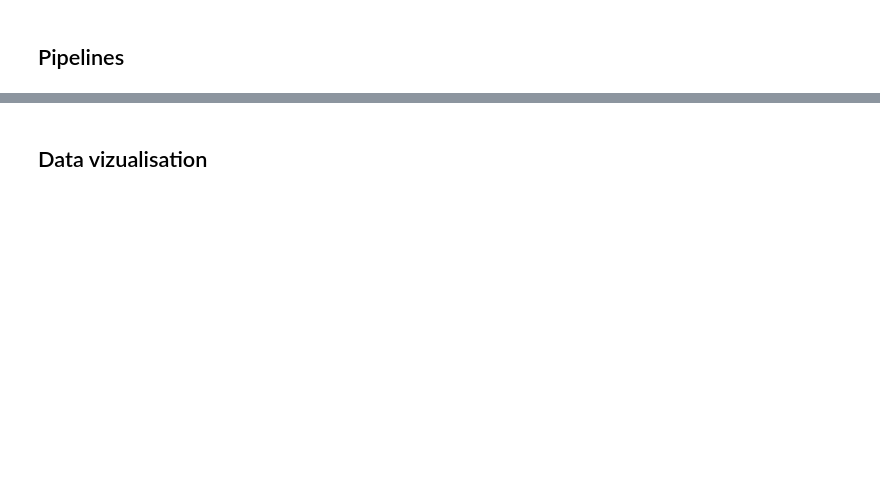
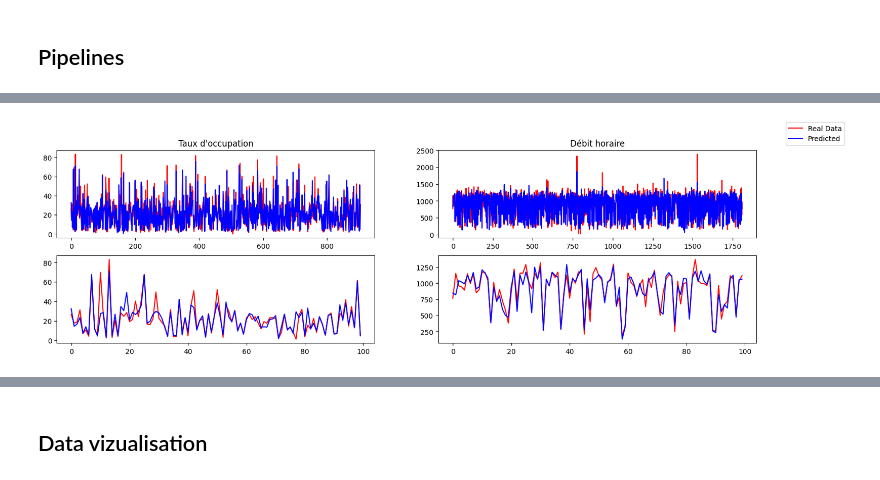
Before and after one commit to JulienPeyrache/BCG_Hackaton, a Jupyter notebook: datathon-bcg-gamma/notebooks/models.ipynb, the cells around one changed output, grey strips where cells are left out. Saved outputs shown, nothing was run; the diff lists cells and outputs as text; code cells hidden in the pictures; blank space fills up the shorter version.

```diff
--- a/datathon-bcg-gamma/notebooks/models.ipynb
+++ b/datathon-bcg-gamma/notebooks/models.ipynb
@@ -69,16 +188,89 @@ def series_to_supervised(df, n_in=1, n_out=1, dropnan=True):
+# %%
+def normalize(data):
+    return (data - data.mean())/data.std()
+
+def unormalize(data, previous):
+    return (data*previous.std()) + previous.mean()
 # %%
-df_preprocessed_champs = series_to_supervised(df_champs, 48, 24)
+df_preprocessed_champs = series_to_supervised(df_champs, 72, 1)
 df_preprocessed_champs = df_preprocessed_champs.drop(columns=["Taux d'occupation","Débit horaire"])
 y_taux_t = df_preprocessed_champs['var1(t)']
+
 y_debit_t = df_preprocessed_champs['var2(t)']
-X = df_preprocessed_champs.drop(columns=['var1(t)','var2(t)'])
-X = X.drop(columns=['Libelle','Date et heure de comptage','date'])
+
+names_taux_drop = [('var2(t-%d)' % (i)) for i in range(1,49)]
+names_debit_drop = [('var1(t-%d)' % (j)) for j in range(1,49)]
+X_taux = df_preprocessed_champs.drop(columns=['var1(t)','var2(t)'] + names_taux_drop)
+X_debit = df_preprocessed_champs.drop(columns=['var1(t)','var2(t)']+ names_debit_drop)
+X_taux = X_taux.drop(columns=['Libelle','Date et heure de comptage','date'])
+X_debit = X_debit.drop(columns=['Libelle','Date et heure de comptage','date'])
 
 ## Data split
-offset = int(X.shape[0] * 0.7)
-X_train, y_taux_train, y_debit_train = X[:offset], y_taux_t[:offset], y_debit_t[:offset]
-X_test, y_taux_test, y_debit_test = X[offset:], y_taux_t[offset:], y_debit_t[offset:]
+X_train_taux, X_test_taux,y_taux_train, y_taux_test = train_test_split(X_taux,y_taux_t, test_size=0.1)
+X_train_debit, X_test_debit,y_debit_train, y_debit_test = train_test_split(X_debit,y_debit_t, test_size=0.2)
+
+y_taux_train_norm = normalize(y_taux_train)
+
+y_debit_train_norm = normalize(y_debit_train)
 
 ## Features type declaration
 min_max_columns = ['vacances','est_ferie','year_2021','year_2022','hour_0','hour_1','hour_2','hour_3','hour_4','hour_5','hour_6','hour_7','hour_8','hour_9','hour_10','hour_11','hour_12','hour_13','hour_14','hour_15','hour_16','hour_17','hour_18','hour_19','hour_20','hour_21','hour_22','hour_23','day_1','day_2','day_3','day_4','day_5','day_6','day_7','day_8','day_9','day_10','day_11','day_12','day_13','day_14','day_15','day_16','day_17','day_18','day_19','day_20','day_21','day_22','day_23','day_24','day_25','day_26','day_27','day_28','day_29','day_30','day_31','wday_Monday','wday_Tuesday','wday_Wednesday','wday_Thursday','wday_Friday','wday_Saturday','wday_Sunday','month_1','month_2','month_3','month_4','month_5','month_6','month_7','month_8','month_9','month_10','month_11','month_12']
-numerical_col = [feature for feature in list(X) if feature not in min_max_columns]
+numerical_col_taux = [feature for feature in list(X_taux) if feature not in min_max_columns]
+numerical_col_debit = [feature for feature in list(X_debit) if feature not in min_max_columns]
+
+## Normalisation :
+pipeline_taux = create_pipeline(numerical_col_taux,min_max_columns)
+X_train_taux_preprocessed = pipeline_taux.fit_transform(X_train_taux)
+X_test_taux_preprocessed = pipeline_taux.transform(X_test_taux)
+
+
+pipeline_debit = create_pipeline(numerical_col_debit,min_max_columns)
+X_train_debit_preprocessed = pipeline_debit.fit_transform(X_train_debit)
+X_test_debit_preprocessed = pipeline_debit.transform(X_test_debit)
+
+##Modelisation :
+
+## Prediction of taux at t :
+model_taux_t = xgb.XGBRegressor()
+model_taux_t = model_taux_t.fit(X_train_taux_preprocessed,y_taux_train_norm)
+
+## Prediction of débit at t :
+model_debit_t = xgb.XGBRegressor()
+model_debit_t = model_debit_t.fit(X_train_debit_preprocessed, y_debit_train_norm)
+
+
+#Testing data
+y_pred_taux_t = model_taux_t.predict(X_test_taux_preprocessed)
+y_pred_taux_t = unormalize(y_pred_taux_t, y_taux_train)
+MSE_taux = mean_squared_error(y_taux_test, y_pred_taux_t)
+
+y_pred_debit_t = model_debit_t.predict(X_test_debit_preprocessed)
+y_pred_debit_t = unormalize(y_pred_debit_t, y_debit_train)
+MSE_debit = mean_squared_error(y_debit_test,y_pred_debit_t)
+
+print(MSE_taux**0.5,y_taux_test.std(),MSE_debit**0.5,y_debit_test.std())
+
+#Plot
+fig, ax = plt.subplots(ncols=2, nrows=2, figsize=(18, 5))
+n_taux = len(y_taux_test)
+t_taux = np.arange(n_taux)
+# plt.figure("Taux d'occupation")
+ax[0,0].plot(t_taux,y_taux_test, 'r')
+ax[0,0].plot(t_taux,y_pred_taux_t, 'b')
+ax[0,0].title.set_text("Taux d'occupation")
+n_debit= len(y_debit_test)
+t_debit = np.arange(n_debit)
+# plt.figure("Débit horaire")
+ax[0,1].plot(t_debit,y_debit_test, 'r')
+ax[0,1].plot(t_debit,y_pred_debit_t, 'b')
+ax[0,1].title.set_text("Débit horaire")
+
+t_zoom = np.arange(100)
+ax[1,0].plot(t_zoom,y_taux_test[:100], 'r')
+ax[1,0].plot(t_zoom,y_pred_taux_t[:100], 'b')
+
+ax[1,1].plot(t_zoom,y_debit_test[:100], 'r')
+ax[1,1].plot(t_zoom,y_pred_debit_t[:100], 'b')
+fig.legend(['Real Data','Predicted'])
+plt.show()
+# %% [output]
@@ -84,0 +278 @@ numerical_col = [feature for feature in list(X) if feature not in min_max_column
+[figure, added]
```
Also changed, not shown: parts of 61 cells of this notebook, 4 other files.
